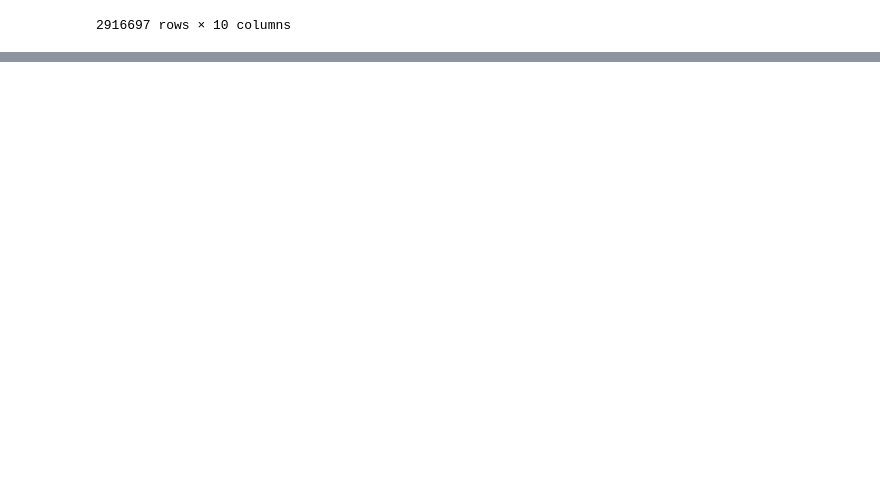
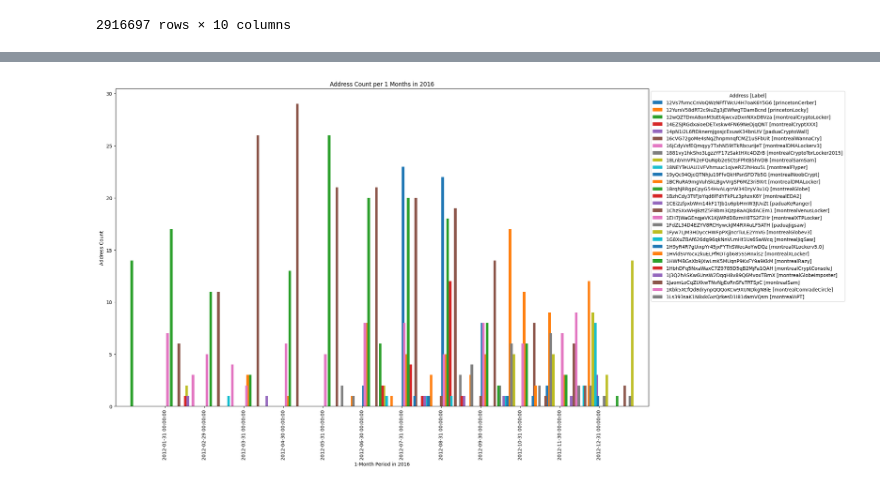
Before and after one commit to maraj09/thesis, a Jupyter notebook: thesis_time_series_analysis.ipynb, the cells around one changed output, grey strips where cells are left out. Cells and saved outputs as stored; diff of their text form; code cells hidden in the pictures; blank space fills up the shorter version.

```diff
--- a/thesis_time_series_analysis.ipynb
+++ b/thesis_time_series_analysis.ipynb
@@ -205,0 +213,22 @@ See the caveats in the documentation: https://pandas.pydata.org/pandas-docs/stab
+# %%
+# Filter data for the year 2016
+df_2016 = ransomware_address[ransomware_address['year'] == 2012]
+
+address_counts_2016 = df_2016.groupby([pd.Grouper(key='date', freq='1M'), 'address']).size().unstack(fill_value=0)
+
+# Plot the data
+ax = address_counts_2016.plot(kind='bar', stacked=False, figsize=(20, 12), width=2)
+plt.xlabel('1-Month Period in 2016')
+plt.ylabel('Address Count')
+plt.title('Address Count per 1 Months in 2016')
+
+# Create a legend with addresses and labels
+handles, labels = ax.get_legend_handles_labels()
+unique_labels = ransomware_address['label'].unique()
+legend_labels = [f'{address} [{label}]' for address, label in zip(labels, unique_labels)]
+
+# Show legend with addresses and labels
+plt.legend(handles, legend_labels, title='Address [Label]', bbox_to_anchor=(1, 1))
+plt.show()
+# %% [output]
+[figure, added]
```
Also changed, not shown: parts of 14 cells of this notebook.
